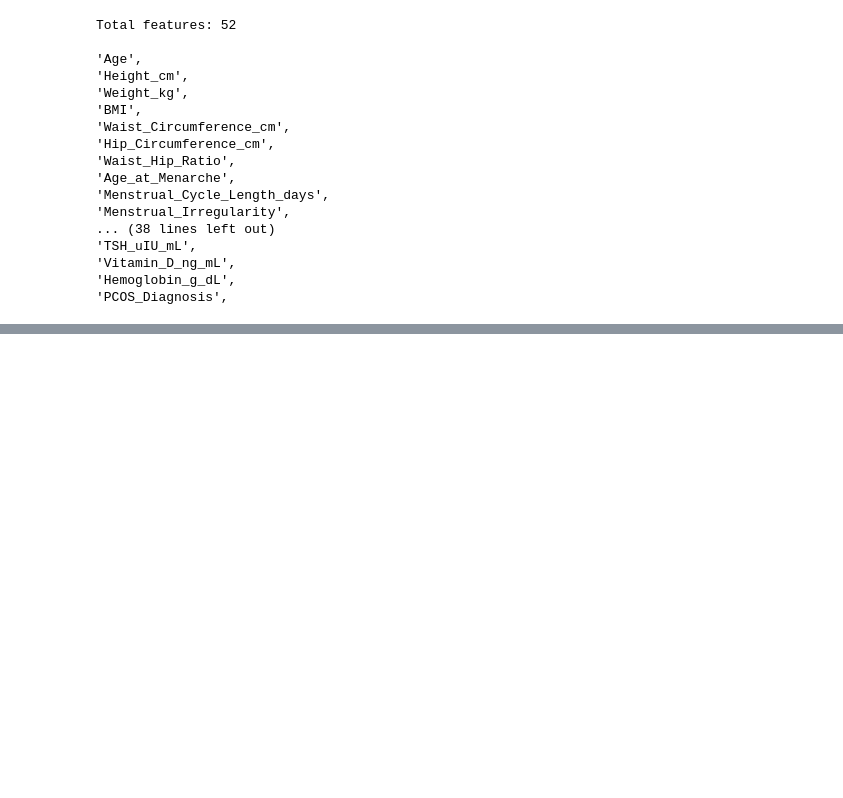
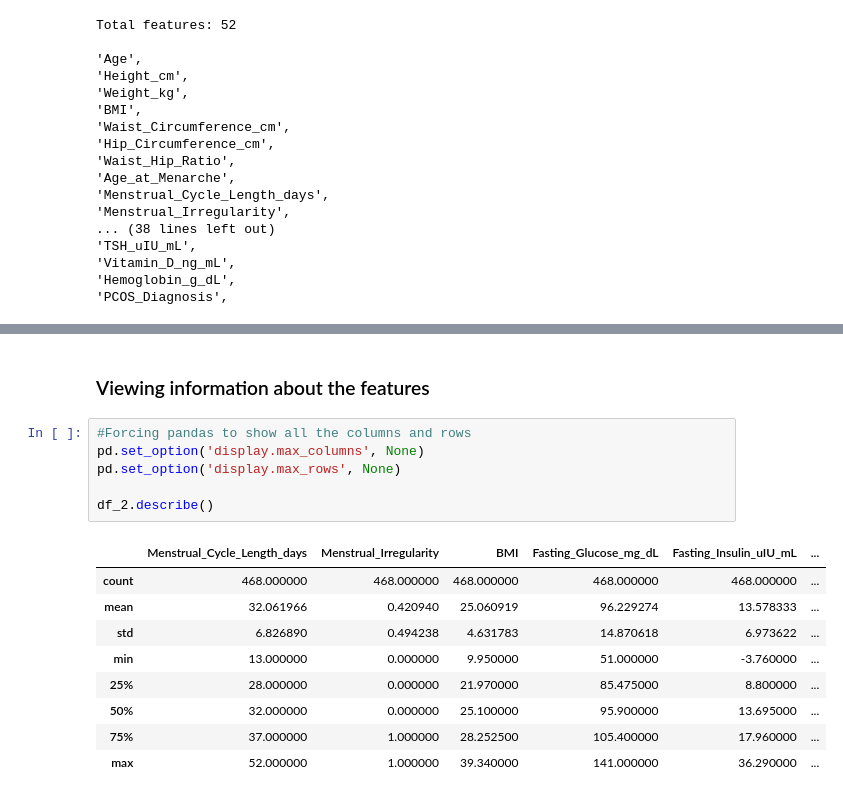
Before and after one commit to lbaxendale/masters_project, a Jupyter notebook: eda.ipynb, the cells around one changed output, grey strips where cells are left out. Cells and saved outputs as stored; diff of their text form; blank space fills up the shorter version.

```diff
--- a/eda.ipynb
+++ b/eda.ipynb
@@ -123,0 +132,18 @@ df_2.head()
+# %% [markdown]
+### Viewing information about the features
+# %%
+#Forcing pandas to show all the columns and rows
+pd.set_option('display.max_columns', None)
+pd.set_option('display.max_rows', None)
+
+df_2.describe()
+# %% [output]
+|  | Menstrual_Cycle_Length_days | Menstrual_Irregularity | BMI | Fasting_Glucose_mg_dL | Fasting_Insulin_uIU_mL | ... |
+| count | 468.000000 | 468.000000 | 468.000000 | 468.000000 | 468.000000 | ... |
+| mean | 32.061966 | 0.420940 | 25.060919 | 96.229274 | 13.578333 | ... |
+| std | 6.826890 | 0.494238 | 4.631783 | 14.870618 | 6.973622 | ... |
+| min | 13.000000 | 0.000000 | 9.950000 | 51.000000 | -3.760000 | ... |
+| 25% | 28.000000 | 0.000000 | 21.970000 | 85.475000 | 8.800000 | ... |
+| 50% | 32.000000 | 0.000000 | 25.100000 | 95.900000 | 13.695000 | ... |
+| 75% | 37.000000 | 1.000000 | 28.252500 | 105.400000 | 17.960000 | ... |
+| max | 52.000000 | 1.000000 | 39.340000 | 141.000000 | 36.290000 | ... |
```
Also changed, not shown: parts of 10 cells of this notebook, 1 other file.
